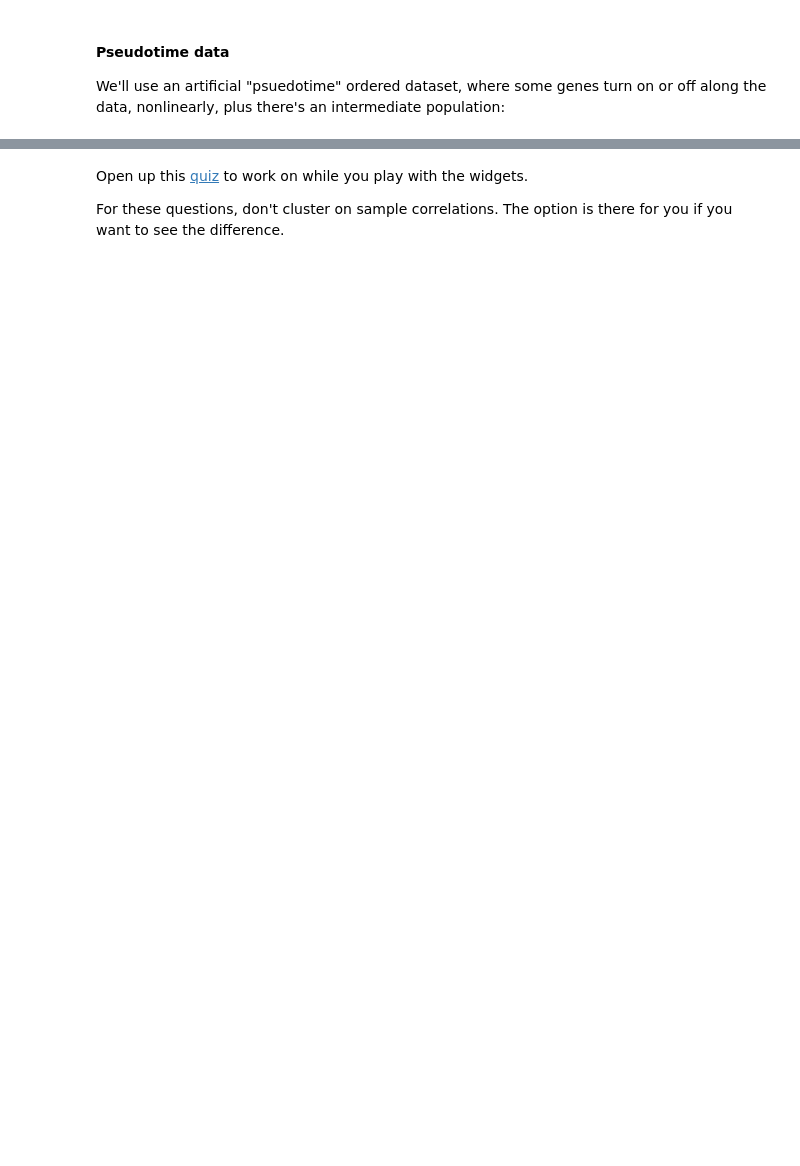
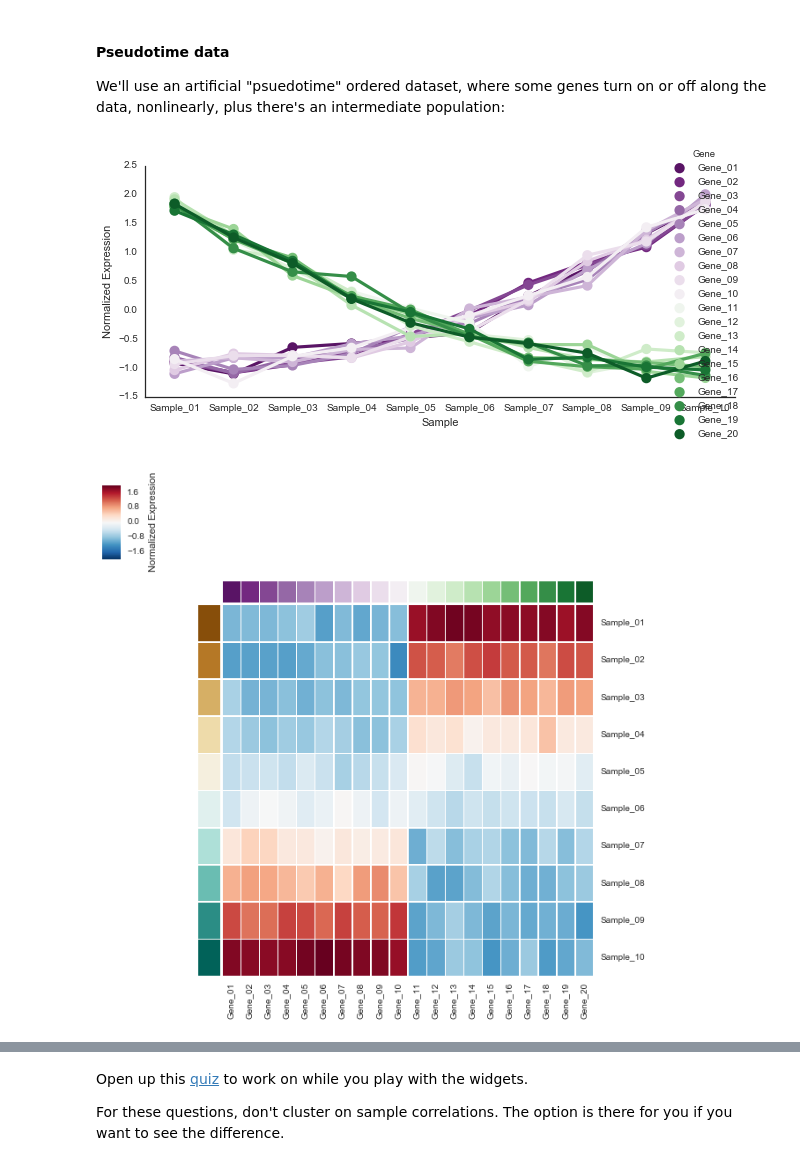
Before and after one commit to YeoLab/single-cell-bioinformatics, a Jupyter notebook: 2._Exploring_your_data/2.2_Hierarchical_clustering.ipynb, the cells around one changed output, grey strips where cells are left out. Cells and saved outputs as stored; diff of their text form; code cells hidden in the pictures; blank space fills up the shorter version.

```diff
--- a/2._Exploring_your_data/2.2_Hierarchical_clustering.ipynb
+++ b/2._Exploring_your_data/2.2_Hierarchical_clustering.ipynb
@@ -176,34 +183,37 @@ half_genes = int(n_genes/2)
 half_samples = int(n_samples/2)
 size = n_samples * n_genes
 
 genes = ['Gene_{}'.format(str(i+1).zfill(2)) for i in range(n_genes)]
 samples = ['Sample_{}'.format(str(i+1).zfill(2)) for i in range(n_samples)]
 
 pseudotime_data = pd.DataFrame(np.random.randn(size).reshape(n_samples, n_genes), index=samples, columns=genes)
 
 # Add "psueodotime"
 pseudotime_data.iloc[:, :half_genes] = pseudotime_data.iloc[:, :half_genes].add(np.square(np.arange(n_samples)/2), axis=0)
 pseudotime_data.iloc[:, half_genes:] = pseudotime_data.iloc[:, half_genes:].add(np.square(np.arange(n_samples)[::-1]/2), axis=0)
 
 
 # Normalize genes using z-scores
-pseudotime_data = (pseudotime_data - pseudotime_data.mean())/data.std()
+pseudotime_data = (pseudotime_data - pseudotime_data.mean())/pseudotime_data.std()
 
 pseudotime_row_colors = sns.color_palette('BrBG', n_colors=n_samples)
 pseudotime_col_colors = sns.color_palette("PRGn", n_colors=n_genes)
 tidy = pseudotime_data.unstack().reset_index()
 tidy = tidy.rename(columns={'level_0': 'Gene', 'level_1': "Sample", 0:'Normalized Expression'})
 tidy.head()
 
 g = sns.factorplot(data=tidy, hue='Gene', palette=pseudotime_col_colors, x='Sample',
                    y='Normalized Expression', aspect=2)
 # g.map(plt.plot, x='Sample', y='Normalized Expression')
 
 
 g = sns.clustermap(pseudotime_data, row_colors=pseudotime_row_colors, col_cluster=False, row_cluster=False,
                    linewidth=0.5, col_colors=pseudotime_col_colors,
                    cbar_kws=dict(label='Normalized Expression'))
 plt.setp(g.ax_heatmap.get_yticklabels(), rotation=0);
+# %% [output]
+[figure, added]
+[figure, added]
 # %%
 def explore_clustering(dataset, metric, method, row_cluster, col_cluster, correlate):
     if dataset == "Mouse":
```
Also changed, not shown: parts of 5 cells of this notebook, 3 other files.
